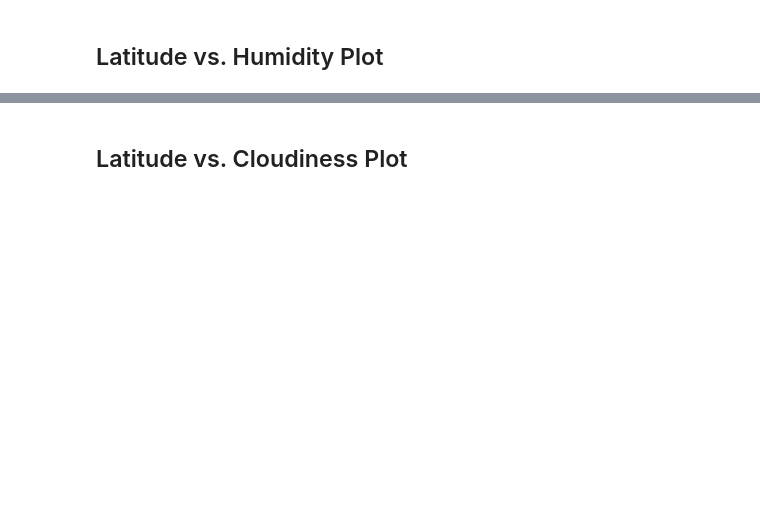
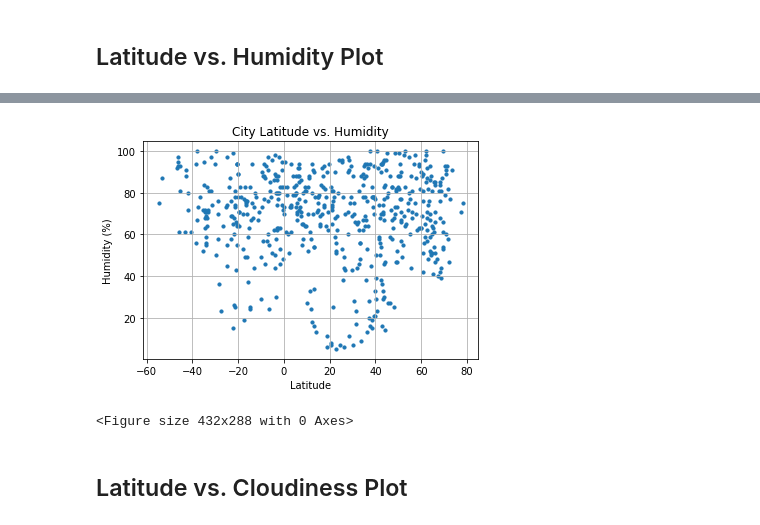
Before and after one commit to DownOnTheFarm/Python-API-Homework, a Jupyter notebook: starter_code/WeatherPy.ipynb, the cells around one changed output, grey strips where cells are left out. Saved outputs shown, nothing was run; the diff lists cells and outputs as text; code cells hidden in the pictures; blank space fills up the shorter version.

```diff
--- a/starter_code/WeatherPy.ipynb
+++ b/starter_code/WeatherPy.ipynb
@@ -214,2 +241,19 @@ plt.savefig('../output_data/Fig1.png')
+# %%
+# Build a scatter plot for each data type
+plt.scatter(weatherData_df["Lat"], weatherData_df["Humidity"], marker="o", s=10)
+
+# Incorporate the other graph properties
+plt.title("City Latitude vs. Humidity")
+plt.ylabel("Humidity (%)")
+plt.xlabel("Latitude")
+plt.grid(True)
+
+# Show plot
+plt.show()
+# Saving Figure as PNG
+plt.savefig('../output_data/Fig2.png')
+# %% [output]
+[figure, added]
+<Figure size 432x288 with 0 Axes>
 # %% [markdown]
 ## Latitude vs. Cloudiness Plot
```
Also changed, not shown: parts of 35 cells of this notebook.
